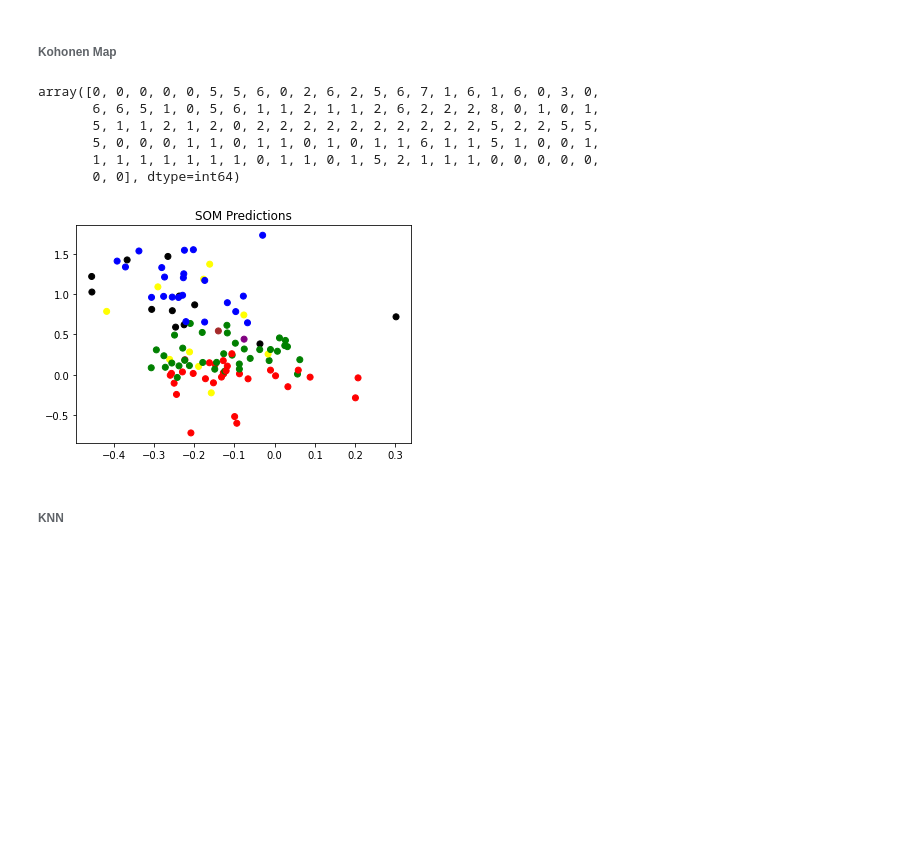
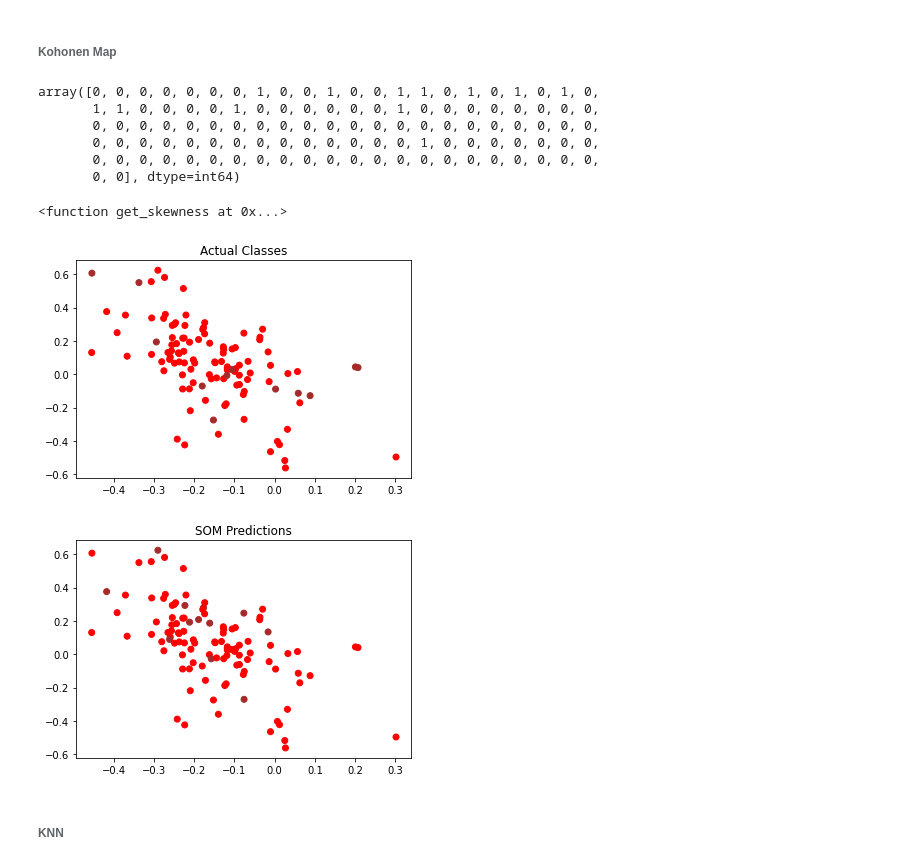
Before and after one commit to AmandaRosa/Rotor_Bearing, a Jupyter notebook: Rotor_bearing_cluster_and_classification_Dataset3.ipynb, the cells around one changed output. Saved outputs shown, nothing was run; the diff lists cells and outputs as text; code cells hidden in the pictures; blank space fills up the shorter version.

```diff
--- a/Rotor_bearing_cluster_and_classification_Dataset3.ipynb
+++ b/Rotor_bearing_cluster_and_classification_Dataset3.ipynb
@@ -85,3 +85,11 @@ mask = np.isin(np_ids[:, 2].astype(str), list(class_dict.keys()))
 
 # Update the third column in np_ids where there is a match
 np_ids[mask, 2] = [class_dict[str(item)] for item in np_ids[mask, 2]]
+# %%
+import numpy as np
+
+# Create a set of unique rows based on the first column
+unique_rows, unique_indices = np.unique(np_ids[:, 0], return_index=True)
+
+# Extract the unique rows
+output_array = np_ids[unique_indices][:][:,-1]
@@ -332,4 +359,4 @@ for exp in experiments_ids:
             feature_rpm.append(rpm)
 
 
-    data_features.append([feature_a1_x,feature_a1_y, feature_a1_z, feature_a2_x, feature_a2_y, feature_a2_z, feature_rpm])
+    data_features.append([feature_a1_x, feature_a1_y, feature_a1_z, feature_a2_x, feature_a2_y, feature_a2_z, feature_rpm, [output_array[exp-1]]])
@@ -387,38 +434,38 @@ array([[-1.62149696e-01,  1.47983810e-01, -4.41693439e-01,
 # %%
 ## Kohonen Map (clusterizacao) - 1º - unsupervised
 from sklearn_som.som import SOM
-from sklearn import datasets
 
-# iris = datasets.load_iris()
-# print(iris.data[:, :2])
-# iris_data = iris.data[:, :2]
-# iris_label = iris.target
-iris_som = SOM(dim=7, max_iter=30000)
+iris_som = SOM(n=1,m=2,dim=8, max_iter=30000) ## ver como aplicar corretamente
 iris_som.fit(features_list)
 predictions = iris_som.predict(features_list)
 predictions
 # %% [output]
-array([0, 0, 0, 0, 0, 5, 5, 6, 0, 2, 6, 2, 5, 6, 7, 1, 6, 1, 6, 0, 3, 0,
-       6, 6, 5, 1, 0, 5, 6, 1, 1, 2, 1, 1, 2, 6, 2, 2, 2, 8, 0, 1, 0, 1,
-       5, 1, 1, 2, 1, 2, 0, 2, 2, 2, 2, 2, 2, 2, 2, 2, 2, 5, 2, 2, 5, 5,
-       5, 0, 0, 0, 1, 1, 0, 1, 1, 0, 1, 0, 1, 1, 6, 1, 1, 5, 1, 0, 0, 1,
-       1, 1, 1, 1, 1, 1, 1, 0, 1, 1, 0, 1, 5, 2, 1, 1, 1, 0, 0, 0, 0, 0,
+array([0, 0, 0, 0, 0, 0, 0, 1, 0, 0, 1, 0, 0, 1, 1, 0, 1, 0, 1, 0, 1, 0,
+       1, 1, 0, 0, 0, 0, 1, 0, 0, 0, 0, 0, 0, 1, 0, 0, 0, 0, 0, 0, 0, 0,
+       0, 0, 0, 0, 0, 0, 0, 0, 0, 0, 0, 0, 0, 0, 0, 0, 0, 0, 0, 0, 0, 0,
+       0, 0, 0, 0, 0, 0, 0, 0, 0, 0, 0, 0, 0, 0, 1, 0, 0, 0, 0, 0, 0, 0,
+       0, 0, 0, 0, 0, 0, 0, 0, 0, 0, 0, 0, 0, 0, 0, 0, 0, 0, 0, 0, 0, 0,
        0, 0], dtype=int64)
 # %%
 from matplotlib.colors import ListedColormap
 
+x = features_list[:,0]
+y = features_list[:,3]
+label = features_list[:,-1]
+colors = ['red', 'green', 'blue', 'purple', 'pink', 'black', 'yellow', 'brown']
+
 # Plot the results
 fig, ax = plt.subplots(nrows=1, ncols=1)
-x = features_list[:,0]
-y = features_list[:,1]
-colors = ['red', 'green', 'blue', 'purple', 'pink', 'black', 'yellow', 'brown']
-
-# ax[0].scatter(x, y, c=iris_label, cmap=ListedColormap(colors))
-# ax[0].title.set_text('Actual Classes')
+ax.scatter(x, y, c=label, cmap=ListedColormap(colors))
+ax.title.set_text('Actual Classes')
+# Plot the results
+fig, ax = plt.subplots(nrows=1, ncols=1)
 ax.scatter(x,y, c=predictions, cmap=ListedColormap(colors))
 ax.title.set_text('SOM Predictions')
 plt.savefig('iris_example.png')
 # %% [output]
+<function get_skewness at 0x...>
-[figure, old version]
+[figure, new version]
+[figure, added]
 # %% [markdown]
 ###### KNN
```
Also changed, not shown: parts of 14 cells of this notebook.
